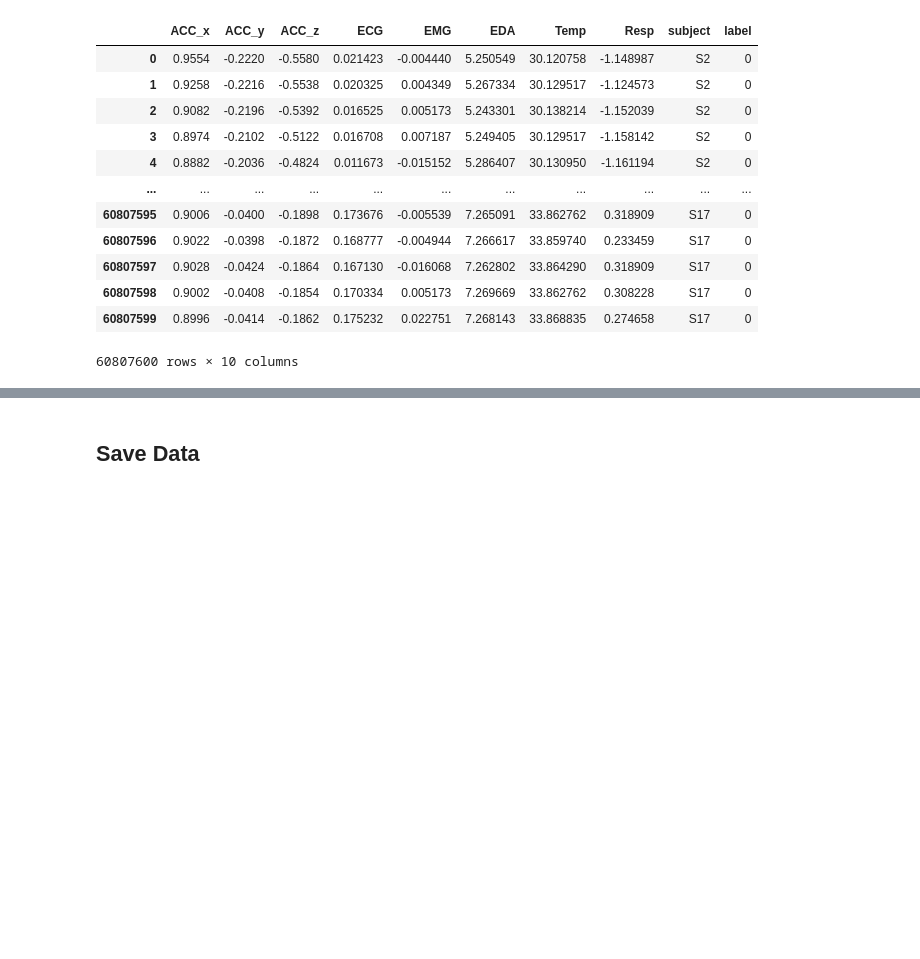
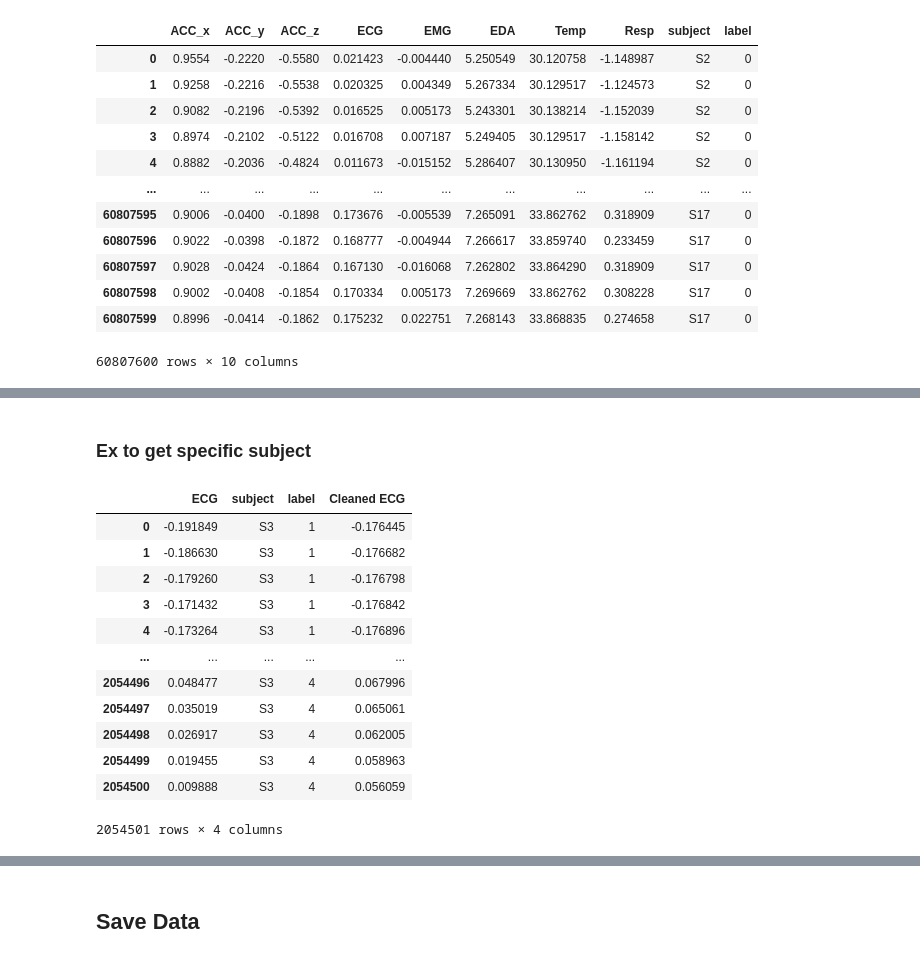
Before and after one commit to invisible-illness-project/lamina, a Jupyter notebook: notebook_experiments/create_datasets.ipynb, the cells around one changed output, grey strips where cells are left out. Cells and saved outputs as stored; diff of their text form; code cells hidden in the pictures; blank space fills up the shorter version.

```diff
--- a/notebook_experiments/create_datasets.ipynb
+++ b/notebook_experiments/create_datasets.ipynb
@@ -56,0 +139,19 @@ df_to_save
+# %% [markdown]
+### Ex to get specific subject
+# %%
+s_df = DataProcessing.get_specific_subject_df(new_signal_df, 'S3')
+s_df
+# %% [output]
+|  | ECG | subject | label | Cleaned ECG |
+| 0 | -0.191849 | S3 | 1 | -0.176445 |
+| 1 | -0.186630 | S3 | 1 | -0.176682 |
+| 2 | -0.179260 | S3 | 1 | -0.176798 |
+| 3 | -0.171432 | S3 | 1 | -0.176842 |
+| 4 | -0.173264 | S3 | 1 | -0.176896 |
+| ... | ... | ... | ... | ... |
+| 2054496 | 0.048477 | S3 | 4 | 0.067996 |
+| 2054497 | 0.035019 | S3 | 4 | 0.065061 |
+| 2054498 | 0.026917 | S3 | 4 | 0.062005 |
+| 2054499 | 0.019455 | S3 | 4 | 0.058963 |
+| 2054500 | 0.009888 | S3 | 4 | 0.056059 |
+2054501 rows × 4 columns
```
Also changed, not shown: parts of 13 cells of this notebook.
